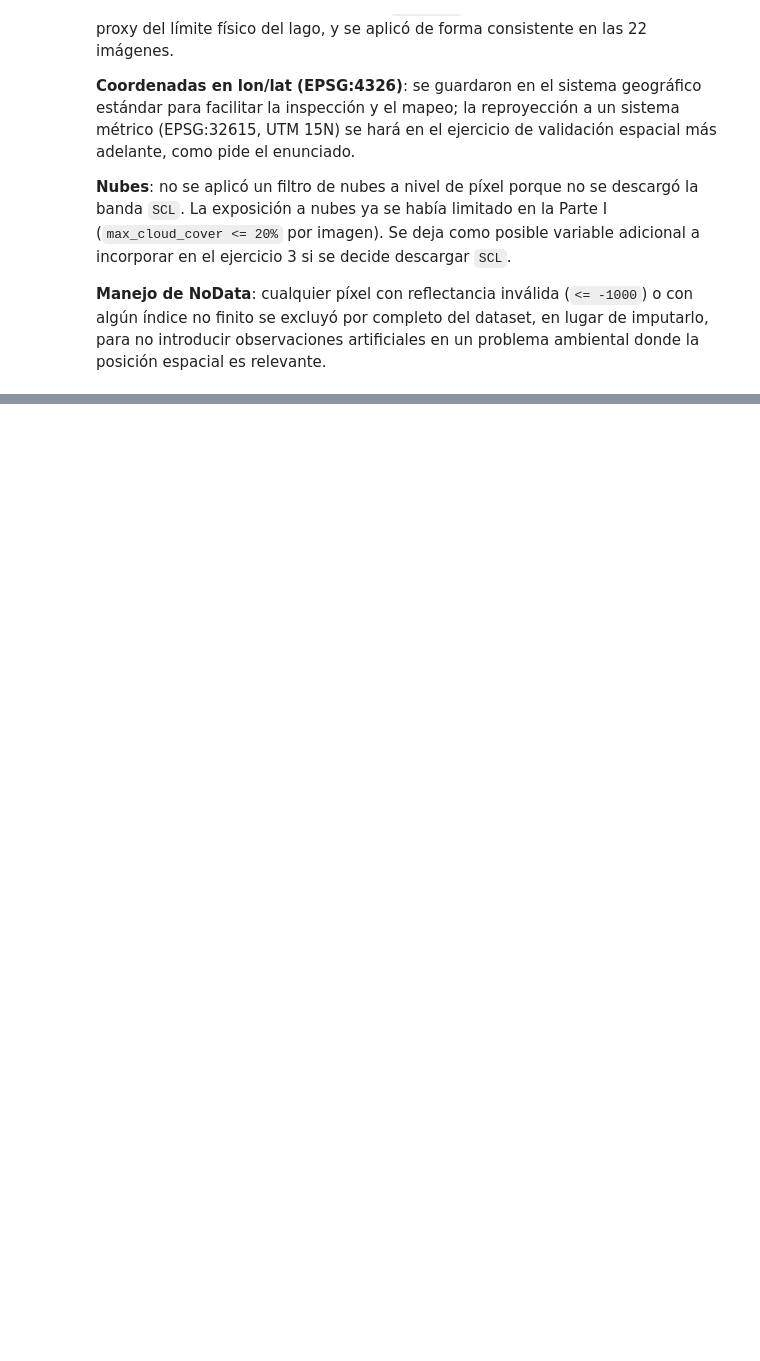
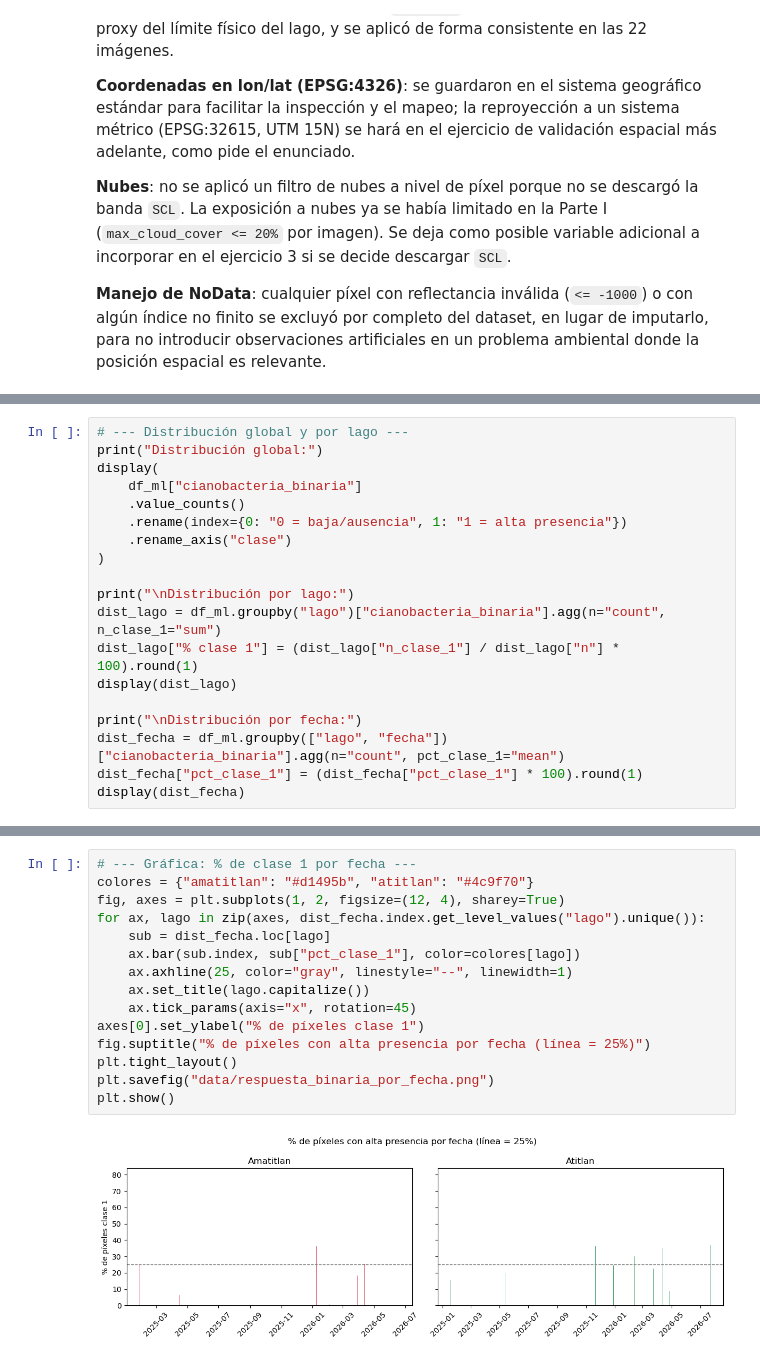
Before and after one commit to Ikeel04/Labs-DS, a Jupyter notebook: Lab4/Laboratorio4_Parte2.ipynb, the cells around one changed output, grey strips where cells are left out. Saved outputs shown, nothing was run; the diff lists cells and outputs as text; blank space fills up the shorter version.

```diff
--- a/Lab4/Laboratorio4_Parte2.ipynb
+++ b/Lab4/Laboratorio4_Parte2.ipynb
@@ -391,0 +500,19 @@ En cuanto a la relación con la cianobacteria: el NDVI tiene una correlación po
+# %%
+# --- Distribución global y por lago ---
+print("Distribución global:")
+display(
+    df_ml["cianobacteria_binaria"]
+    .value_counts()
+    .rename(index={0: "0 = baja/ausencia", 1: "1 = alta presencia"})
+    .rename_axis("clase")
+)
+
+print("\nDistribución por lago:")
+dist_lago = df_ml.groupby("lago")["cianobacteria_binaria"].agg(n="count", n_clase_1="sum")
+dist_lago["% clase 1"] = (dist_lago["n_clase_1"] / dist_lago["n"] * 100).round(1)
+display(dist_lago)
+
+print("\nDistribución por fecha:")
+dist_fecha = df_ml.groupby(["lago", "fecha"])["cianobacteria_binaria"].agg(n="count", pct_clase_1="mean")
+dist_fecha["pct_clase_1"] = (dist_fecha["pct_clase_1"] * 100).round(1)
+display(dist_fecha)
@@ -391,0 +549,17 @@ En cuanto a la relación con la cianobacteria: el NDVI tiene una correlación po
+# %%
+# --- Gráfica: % de clase 1 por fecha ---
+colores = {"amatitlan": "#d1495b", "atitlan": "#4c9f70"}
+fig, axes = plt.subplots(1, 2, figsize=(12, 4), sharey=True)
+for ax, lago in zip(axes, dist_fecha.index.get_level_values("lago").unique()):
+    sub = dist_fecha.loc[lago]
+    ax.bar(sub.index, sub["pct_clase_1"], color=colores[lago])
+    ax.axhline(25, color="gray", linestyle="--", linewidth=1)
+    ax.set_title(lago.capitalize())
+    ax.tick_params(axis="x", rotation=45)
+axes[0].set_ylabel("% de píxeles clase 1")
+fig.suptitle("% de píxeles con alta presencia por fecha (línea = 25%)")
+plt.tight_layout()
+plt.savefig("data/respuesta_binaria_por_fecha.png")
+plt.show()
+# %% [output]
+[figure, added]
```
Also changed, not shown: parts of 15 cells of this notebook, 7 other files.
